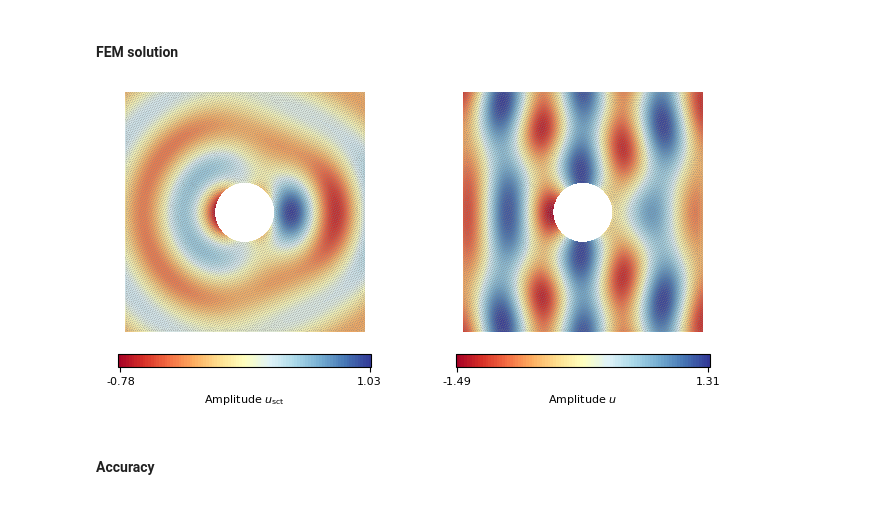
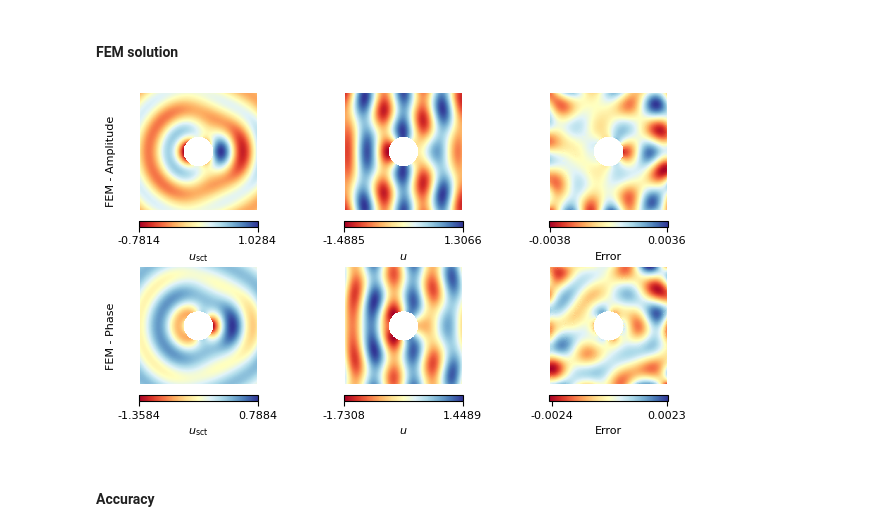
Before and after one commit to oscar-rincon/scattering-problem, a Jupyter notebook: main/analysis_scat_circ.ipynb, the cells around one changed output. Cells and saved outputs as stored; diff of their text form; code cells hidden in the pictures.

```diff
--- a/main/analysis_scat_circ.ipynb
+++ b/main/analysis_scat_circ.ipynb
@@ -64,17 +68,13 @@ Nodes = 23472, Physical Domain Connections = 48711, Absorbing Layer Connections
 # %% [markdown]
 #### FEM solution
-# %%
-# data u_scn
-file_path_u_scn = "AcousticScattering/u.pos"
-X_fem, Y_fem, elements_fem, uscn_amp_fem = process_onelab_data(file_path_u_scn)
-
-# data u
-file_path_u = "AcousticScattering/u_Total.pos"
-_, _, _, u_amp_fem = process_onelab_data(file_path_u)
-
-# Show the FEM results
-plot_fem_results(X_fem, Y_fem, elements_fem, uscn_amp_fem, u_amp_fem)
-# %% [output]
-[figure, removed]
+# %%
+# data u_scn
+file_path_u_scn = "AcousticScattering/u.pos"
+uscn_amp_interp_fem, uscn_phase_interp_fem, u_amp_fem, u_phase_fem, \
+diff_uscn_amp_fem, diff_u_amp_fem, diff_u_scn_phase_fem, diff_u_phase_fem = \
+extract_fem_displacements(file_path_u_scn, r_i, l_se, k, n_grid, u_scn_exact, u_exact)
+plot_fem_displacements(X, Y, uscn_amp_interp_fem, u_amp_fem, diff_u_amp_fem, uscn_phase_interp_fem, u_phase_fem, diff_u_scn_phase_fem)
+# %% [output]
+[figure, added]
 # %% [markdown]
 #### Accuracy
```
Also changed, not shown: parts of 19 cells of this notebook, 12 other files.
